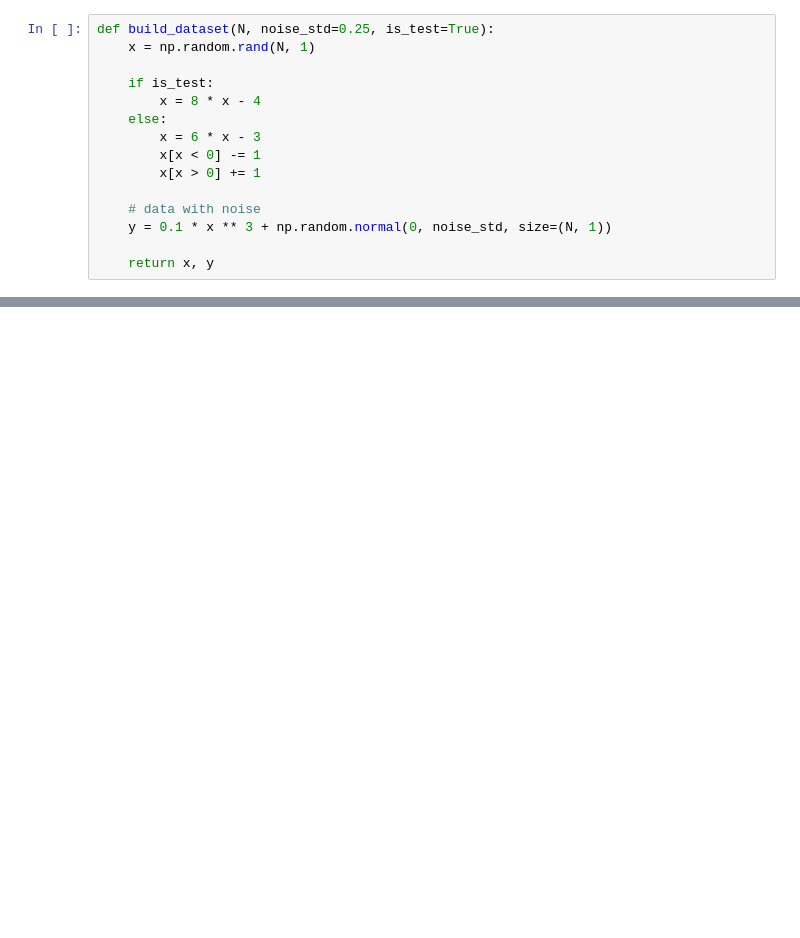
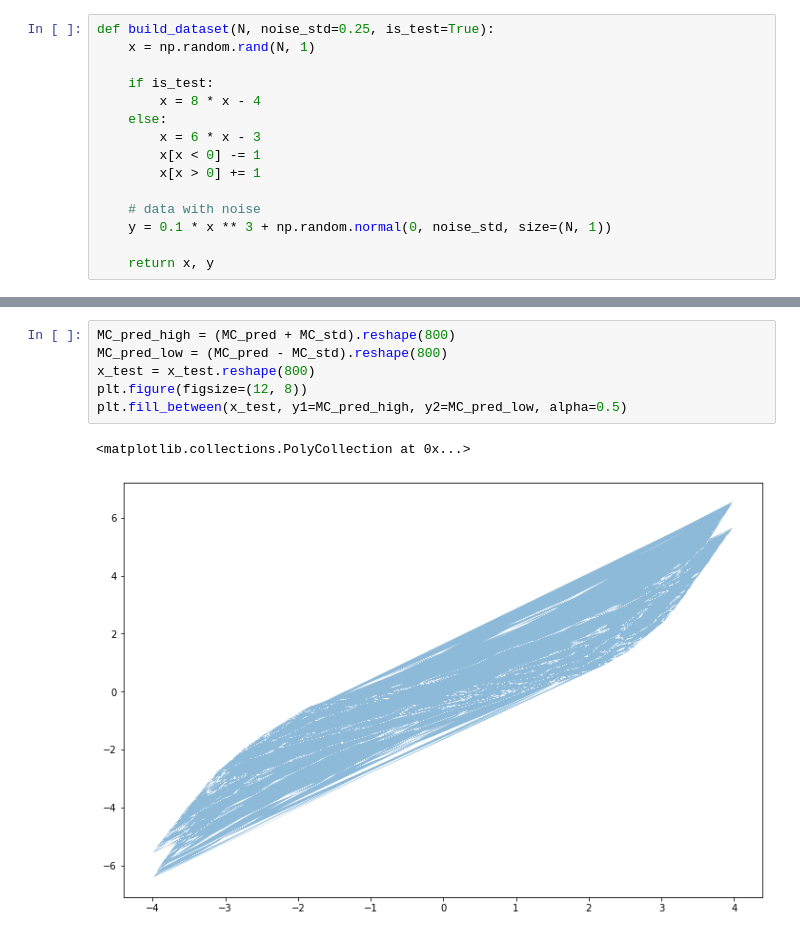
Before and after one commit to JerryLiuMY/Attention-Mechanism-in-Predictive-Astronomy, a Jupyter notebook: src/test.ipynb, the cells around one changed output, grey strips where cells are left out. Cells and saved outputs as stored; diff of their text form; blank space fills up the shorter version.

```diff
--- a/src/test.ipynb
+++ b/src/test.ipynb
@@ -167,0 +135,9 @@ plt.errorbar(x_test, MC_pred, MC_std, fmt='b.', markersize=10, label='Validation
+# %%
+MC_pred_high = (MC_pred + MC_std).reshape(800)
+MC_pred_low = (MC_pred - MC_std).reshape(800)
+x_test = x_test.reshape(800)
+plt.figure(figsize=(12, 8))
+plt.fill_between(x_test, y1=MC_pred_high, y2=MC_pred_low, alpha=0.5)
+# %% [output]
+<matplotlib.collections.PolyCollection at 0x...>
+[figure, added]
```
Also changed, not shown: parts of 10 cells of this notebook, 9 other files.
